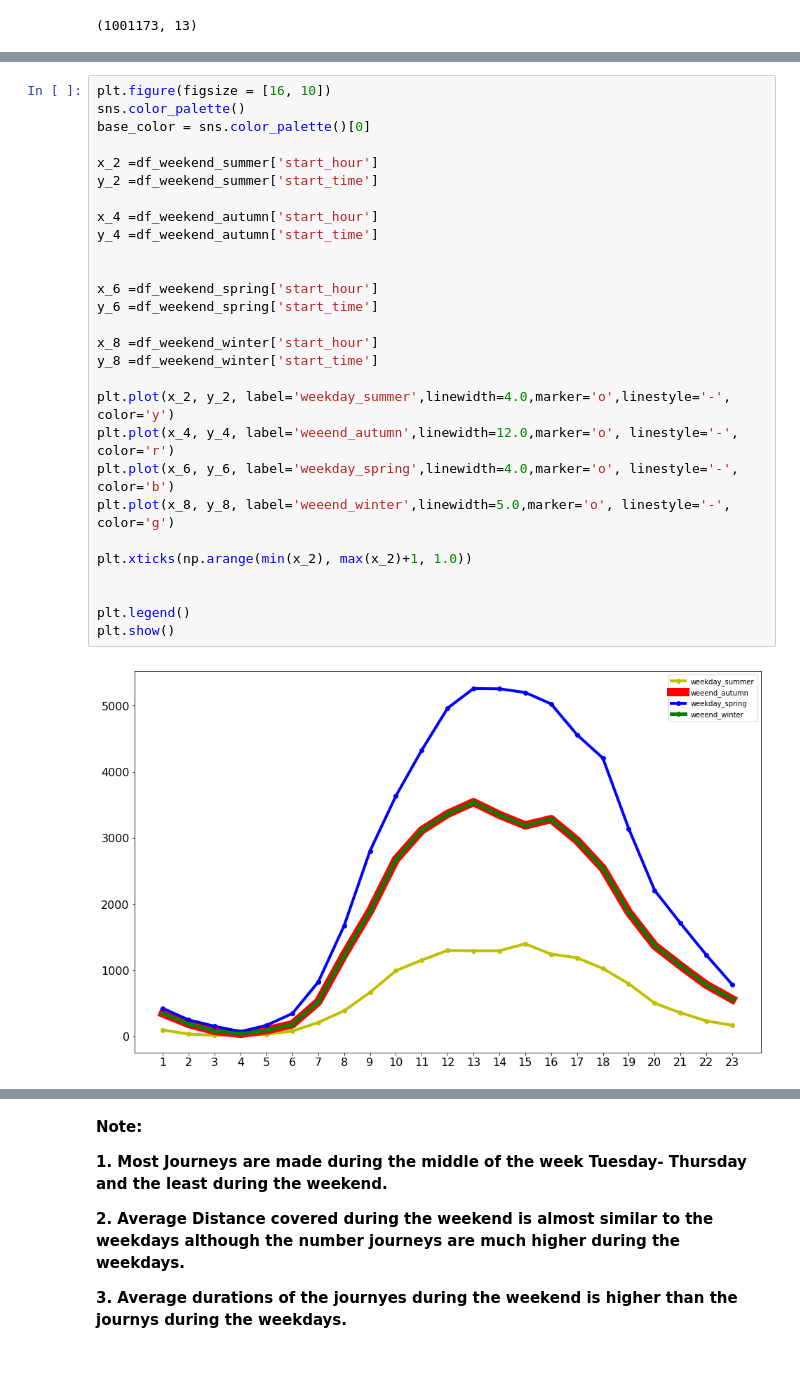
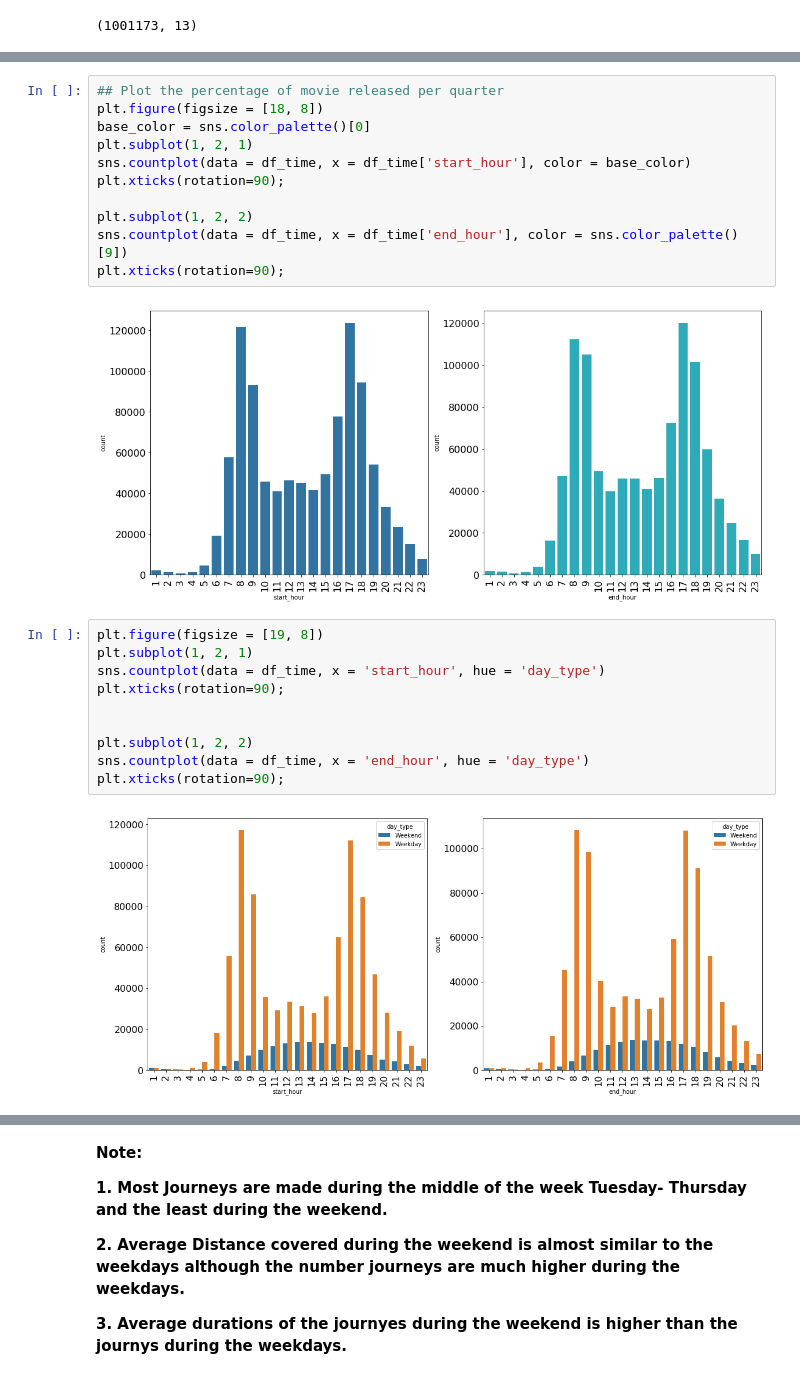
Before and after one commit to jahid-razan/Data-Analyst_Nano_degree_projects, a Jupyter notebook: Data_Story- Time & User Type.ipynb, the cells around one changed output, grey strips where cells are left out. Saved outputs shown, nothing was run; the diff lists cells and outputs as text.

```diff
--- a/Data_Story- Time & User Type.ipynb
+++ b/Data_Story- Time & User Type.ipynb
@@ -262,30 +199,25 @@ plt.show()
-# %%
-plt.figure(figsize = [16, 10])
-sns.color_palette()
-base_color = sns.color_palette()[0]
-
-x_2 =df_weekend_summer['start_hour']
-y_2 =df_weekend_summer['start_time']
-
-x_4 =df_weekend_autumn['start_hour']
-y_4 =df_weekend_autumn['start_time']
-
-
-x_6 =df_weekend_spring['start_hour']
-y_6 =df_weekend_spring['start_time']
-
-x_8 =df_weekend_winter['start_hour']
-y_8 =df_weekend_winter['start_time']
-
-plt.plot(x_2, y_2, label='weekday_summer',linewidth=4.0,marker='o',linestyle='-', color='y')
-plt.plot(x_4, y_4, label='weeend_autumn',linewidth=12.0,marker='o', linestyle='-', color='r')
-plt.plot(x_6, y_6, label='weekday_spring',linewidth=4.0,marker='o', linestyle='-', color='b')
-plt.plot(x_8, y_8, label='weeend_winter',linewidth=5.0,marker='o', linestyle='-', color='g')
-
-plt.xticks(np.arange(min(x_2), max(x_2)+1, 1.0))
-
-
-plt.legend()
-plt.show()
-# %% [output]
-[figure, removed]
+# %%
+## Plot the percentage of movie released per quarter
+plt.figure(figsize = [18, 8])
+base_color = sns.color_palette()[0]
+plt.subplot(1, 2, 1)
+sns.countplot(data = df_time, x = df_time['start_hour'], color = base_color)
+plt.xticks(rotation=90);
+
+plt.subplot(1, 2, 2)
+sns.countplot(data = df_time, x = df_time['end_hour'], color = sns.color_palette()[9])
+plt.xticks(rotation=90);
+# %% [output]
+[figure, added]
+# %%
+plt.figure(figsize = [19, 8])
+plt.subplot(1, 2, 1)
+sns.countplot(data = df_time, x = 'start_hour', hue = 'day_type')
+plt.xticks(rotation=90);
+
+
+plt.subplot(1, 2, 2)
+sns.countplot(data = df_time, x = 'end_hour', hue = 'day_type')
+plt.xticks(rotation=90);
+# %% [output]
+[figure, added]
```
Also changed, not shown: parts of 77 cells of this notebook, 3 other files.
